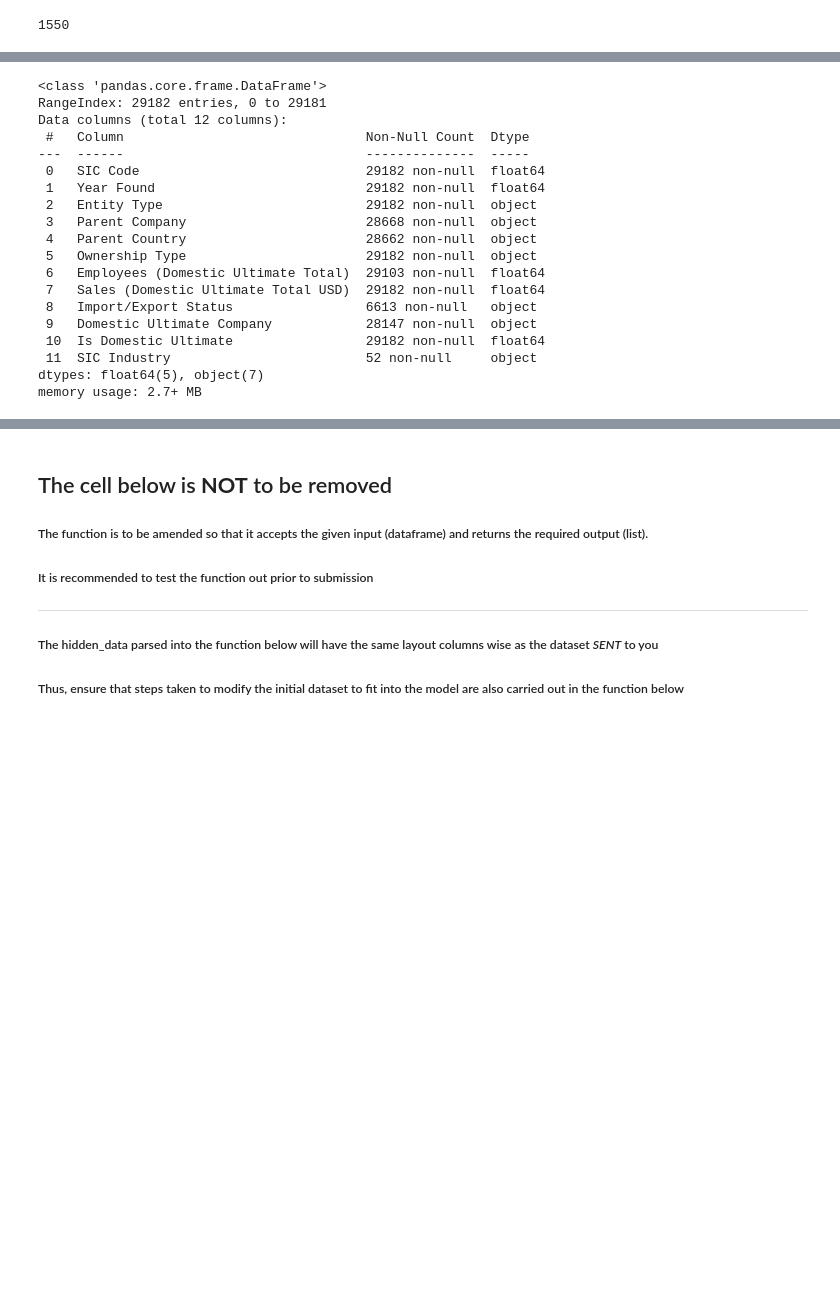
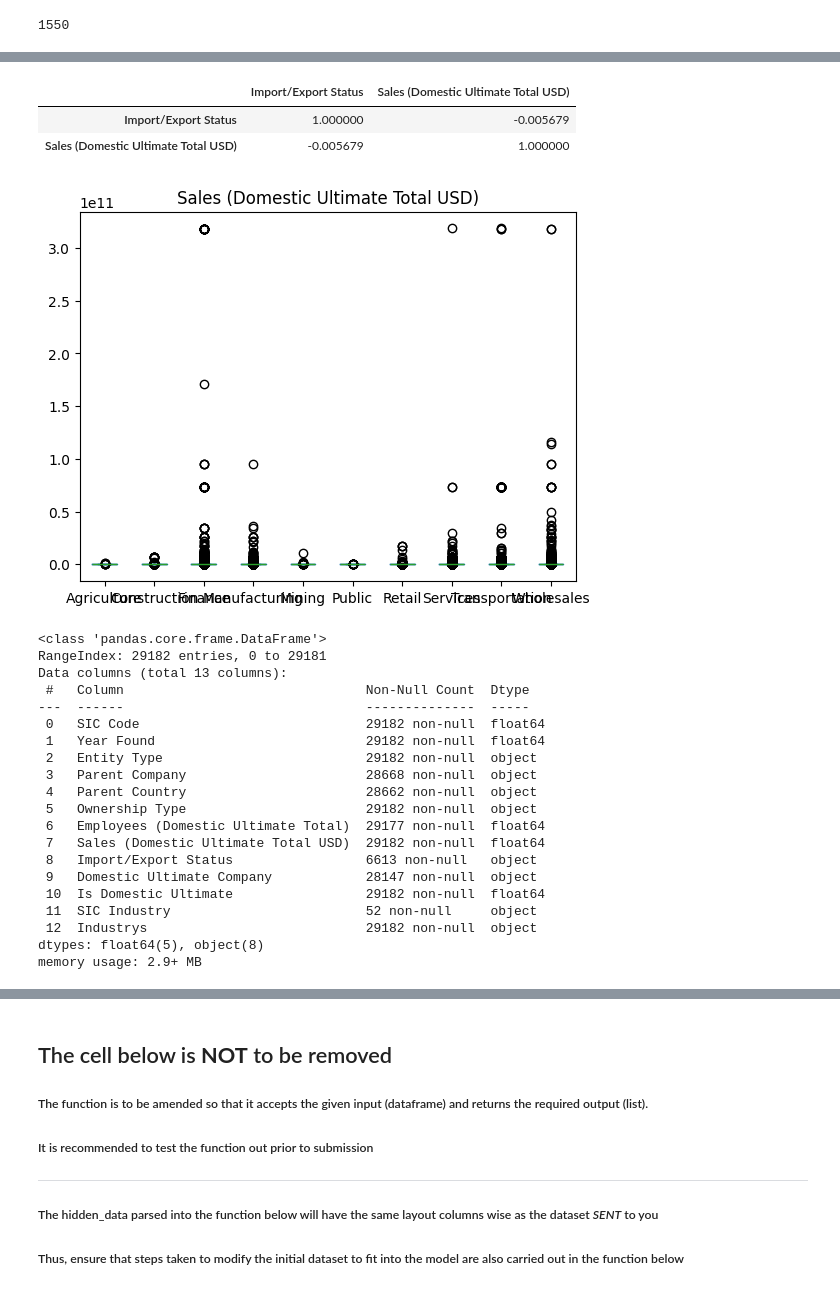
Before and after one commit to siruislybro/NUS-SDS-Datathon-Champion, a Jupyter notebook: NUS_DATATHON_CHAMPION_TEAM NAME.ipynb, the cells around one changed output, grey strips where cells are left out. Saved outputs shown, nothing was run; the diff lists cells and outputs as text; code cells hidden in the pictures; blank space fills up the shorter version.

```diff
--- a/NUS_DATATHON_CHAMPION_TEAM NAME.ipynb
+++ b/NUS_DATATHON_CHAMPION_TEAM NAME.ipynb
@@ -111,0 +147,10 @@ Name: Employees (Domestic Ultimate Total), dtype: float64
+# %%
+## Run OLS on Employees (Domestic Ultimate Total) using Emplyees (Single Site)
+result = sm.ols(formula="df['Employees (Domestic Ultimate Total)'] ~ df['Employees (Single Site)']", data=df).fit()
+#print(result.summary())
+# the result is significant, so can replace missing values with Employees (Single Site)
+
+new_df['Employees (Domestic Ultimate Total)']= new_df['Employees (Domestic Ultimate Total)'].fillna(new_df['Employees (Single Site)'])
+
+# only five rows where we cannot replace with Employees (Single Site) -> remove these rows?
+new_df.loc[new_df['Employees (Domestic Ultimate Total)'].isna()][['Employees (Single Site)','Employees (Domestic Ultimate Total)']]
@@ -112,3 +164,39 @@ Name: Employees (Domestic Ultimate Total), dtype: float64
+# %%
+# convert SIC Code into industries
+industry_mapping = {
+    (101, 999): 'Agriculture',
+    (1002, 1499): 'Mining',
+    (1500, 1799): 'Construction',
+    (2000, 3999): 'Manufacturing',
+    (4000, 4999): 'Transportation',
+    (5000, 5199): 'Wholesales',
+    (5200, 5999): 'Retail',
+    (6000, 6799): 'Finance',
+    (7000, 8999): 'Services',
+    (9000, 9899): 'Public',
+    (9900, 10000): 'Others'
+}
+def map_to_industry(sic_code):
+    for code_range, industry in industry_mapping.items():
+        if code_range[0] < sic_code <= code_range[1]:
+            return industry
+    return 'Other'
+
+# Create a new column 'Industry' based on the mapping
+new_df['Industrys'] = new_df['SIC Code'].map(map_to_industry)
+# %%
+# barplot of sales(domestic) vs industrys (this is Weizhi's code, I don't have the Industrys column)
+new_df.plot.box(by = 'Industrys',column = 'Sales (Domestic Ultimate Total USD)')
+#test correlation between 'import/export status' and 'sales (domestic ultimate total)'
+df_import = new_df.copy()
+#if import/export status is NaN replace with 0, otherwise 1
+df_import['Import/Export Status']=df_import['Import/Export Status'].fillna(0).map(lambda x:0 if x==0 else 1)
+df_import[['Import/Export Status','Sales (Domestic Ultimate Total USD)']].corr()
+# %% [output]
+|  | Import/Export Status | Sales (Domestic Ultimate Total USD) |
+| Import/Export Status | 1.000000 | -0.005679 |
+| Sales (Domestic Ultimate Total USD) | -0.005679 | 1.000000 |
+[figure, added]
 # %%
 
 variables_to_remove = [
@@ -124,7 +212,7 @@ df.info()
 # %% [output]
 <class 'pandas.core.frame.DataFrame'>
 RangeIndex: 29182 entries, 0 to 29181
-Data columns (total 12 columns):
+Data columns (total 13 columns):
  #   Column                               Non-Null Count  Dtype
 ---  ------                               --------------  -----
  0   SIC Code                             29182 non-null  float64
@@ -133,14 +221,15 @@ Data columns (total 12 columns):
  3   Parent Company                       28668 non-null  object
  4   Parent Country                       28662 non-null  object
  5   Ownership Type                       29182 non-null  object
- 6   Employees (Domestic Ultimate Total)  29103 non-null  float64
+ 6   Employees (Domestic Ultimate Total)  29177 non-null  float64
  7   Sales (Domestic Ultimate Total USD)  29182 non-null  float64
  8   Import/Export Status                 6613 non-null   object
  9   Domestic Ultimate Company            28147 non-null  object
  10  Is Domestic Ultimate                 29182 non-null  float64
  11  SIC Industry                         52 non-null     object
-dtypes: float64(5), object(7)
-memory usage: 2.7+ MB
+ 12  Industrys                            29182 non-null  object
+dtypes: float64(5), object(8)
+memory usage: 2.9+ MB
 # %%
 variables = df.columns
 
```
Also changed, not shown: parts of 6 cells of this notebook.
